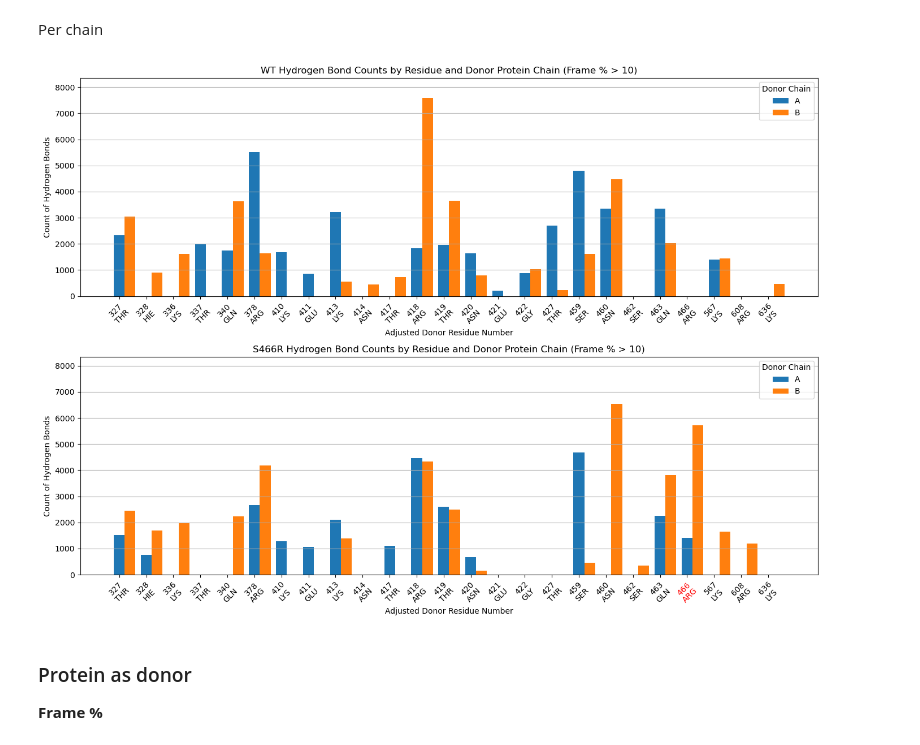
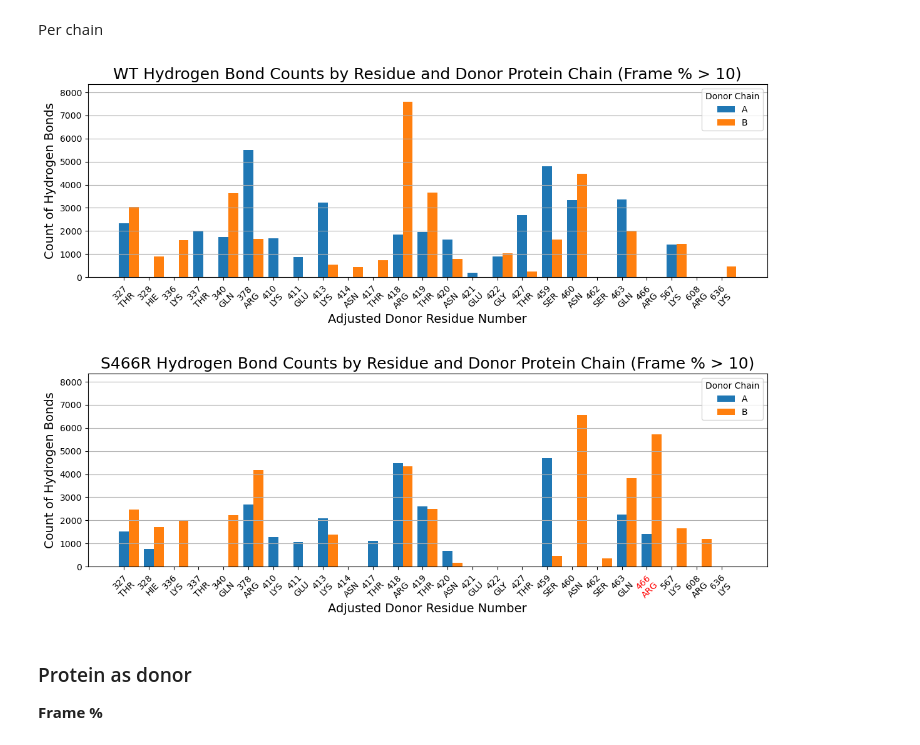
Before and after one commit to lacilab/IMDIA, a Jupyter notebook: scripts/notebooks/WT_S466R_hbonds_comparison_1.2.ipynb, the cells around one changed output. Cells and saved outputs as stored; diff of their text form; code cells hidden in the pictures.

Commit message:
Increase font sizes in plots. GBSA 8A analysis.

```diff
--- a/scripts/notebooks/WT_S466R_hbonds_comparison_1.2.ipynb
+++ b/scripts/notebooks/WT_S466R_hbonds_comparison_1.2.ipynb
@@ -930,6 +930,6 @@ final_df.to_csv('S466R_protein_monomer_comparison.csv', index=False)
 # %%
 
-df = pd.read_csv('S466R_protein_monomer_comparison.csv')
+df = pd.read_csv('results/S466R_protein_monomer_comparison.csv')
 
 # Ensure residue numbers are integers
 df['res_num'] = df['res_num'].astype(int)
@@ -945,7 +945,7 @@ df['B_occupancy'] = df['B_occupancy'].apply(lambda x: f"{x:.2f}" if pd.notna(x)
 latex_table = tabulate(df, headers='keys', tablefmt='latex_longtable', showindex=False)
 
 # Save to file
-with open("S466R_latex.tex", "w") as f:
+with open("results/S466R_latex.tex", "w") as f:
     f.write(latex_table)
 # %% [markdown]
 ## Comparison S466R vs WT
@@ -1081,38 +1081,38 @@ x = np.arange(len(all_residues))
 for dataset in datasets:
     pivot_df = dataset['pivot_df']
     ax = dataset['ax']
     sections = pivot_df.columns
     n_sections = len(sections)
     bar_width = 0.8 / n_sections
 
     for i, section in enumerate(sections):
         ax.bar(x + i * bar_width,
                pivot_df[section],
                width=bar_width,
                label=section,
                align='edge')
 
-    ax.set_ylabel('Count of Hydrogen Bonds')
-    ax.set_xlabel('Adjusted Donor Residue Number')
-    ax.set_title(dataset['title'])
+    ax.set_ylabel('Count of Hydrogen Bonds', fontsize=14)
+    ax.set_xlabel('Adjusted Donor Residue Number', fontsize=14)
+    ax.set_title(dataset['title'], fontsize=18)
     ax.set_xticks(x + bar_width * (n_sections - 1) / 2)
     x_labels = [
         f"{num}\n{'ARG' if (ax == ax2 and num == 466) else res_name_map[num]}"
         for num in all_residues
     ]
     if ax == ax2:
         mut_index = all_residues.index(466)
         tick_labels = ax.get_xticklabels()
         tick_labels[mut_index].set_color('red')
     ax.set_xticklabels(x_labels, rotation=45)
     ax.set_ylim(y_limits)
     ax.grid(axis='y')
     ax.legend(title='Donor Chain')
 
-plt.tight_layout()
+plt.subplots_adjust(hspace=0.5)
 plt.show()
 # %% [output]
-[figure, old version]
+[figure, new version]
 # %% [markdown]
 ### Protein as donor
 
```
Also changed, not shown: parts of 13 cells of this notebook, 21 other files.
